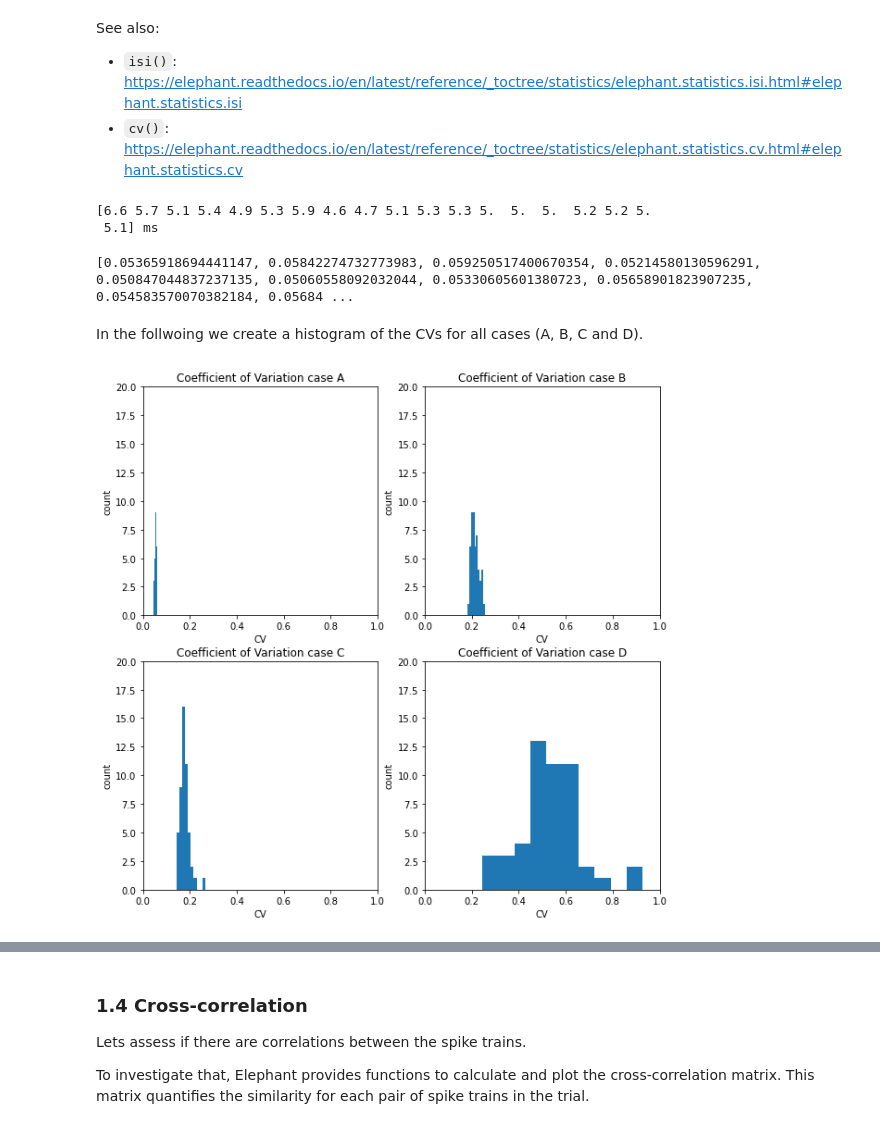
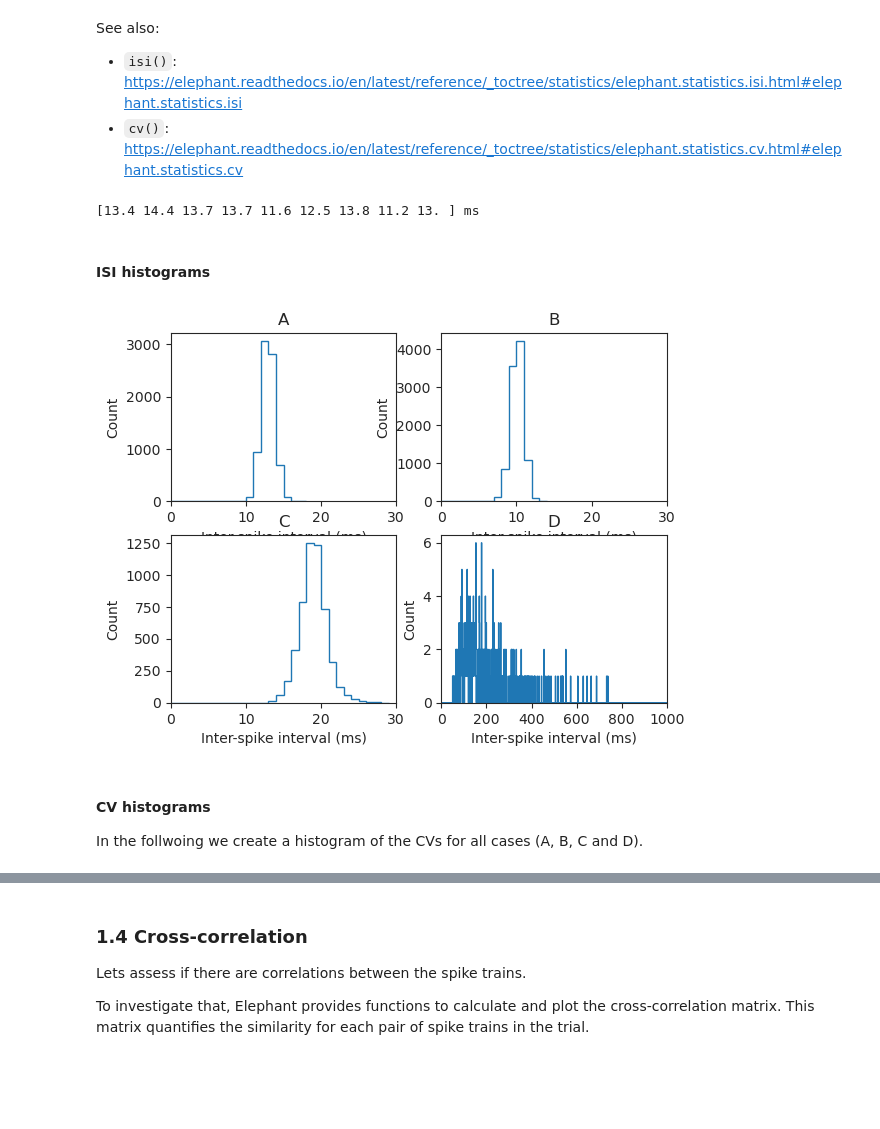
Before and after one commit to ruschh/nest_tutorials, a Jupyter notebook: Lascon9_NEST_Elephant.ipynb, the cells around one changed output, grey strips where cells are left out. Drawn from its saved outputs; the diff is of its cells as text; code cells hidden in the pictures; blank space fills up the shorter version.

```diff
--- a/Lascon9_NEST_Elephant.ipynb
+++ b/Lascon9_NEST_Elephant.ipynb
@@ -408,56 +217,23 @@ See also:
 - `cv()`: https://elephant.readthedocs.io/en/latest/reference/_toctree/statistics/elephant.statistics.cv.html#elephant.statistics.cv
 # %%
 from elephant.statistics import isi, cv
+
 # calculate inter-spike intervals for the first spike train
-print(isi(segment_A.spiketrains[0])[1:20])
+print(isi(spike_data['A'].spiketrains[0])[1:10])
 # %% [output]
-[6.6 5.7 5.1 5.4 4.9 5.3 5.9 4.6 4.7 5.1 5.3 5.3 5.  5.  5.  5.2 5.2 5.
- 5.1] ms
+[13.4 14.4 13.7 13.7 11.6 12.5 13.8 11.2 13. ] ms
-# %%
-# calculate the the coefficients of variation for all spiketrains in case A
-cv_list = [cv(isi(spiketrain)) for spiketrain in segment_A.spiketrains]
-print (cv_list[1:20])
-# %% [output]
-[0.05365918694441147, 0.05842274732773983, 0.059250517400670354, 0.05214580130596291, 0.050847044837237135, 0.05060558092032044, 0.05330605601380723, 0.05658901823907235, 0.054583570070382184, 0.05684 ...
+# %% [markdown]
+#### ISI histograms
+# %%
+from viziphant.statistics import plot_isi_histogram
+
+for idx, (case, trains) in enumerate(spike_data.items()):
+    ax = plt.subplot(2, 2, idx + 1)
+    plot_isi_histogram([trains.spiketrains], axes=ax, title=case, bin_size=1*pq.ms)
+    ax.set_xlim(0, 30 if idx < 3 else 1000)
+# %% [output]
+[figure, added]
 # %% [markdown]
+#### CV histograms
+
 In the follwoing we create a histogram of the CVs for all cases (A, B, C and D).
-# %%
-x_limits=(0,1)
-y_limits=(0,20)
-
-plt.subplot(2, 2, 1)
-plt.hist(cv_list)
-plt.xlim(x_limits)
-plt.ylim(y_limits)
-plt.xlabel('CV')
-plt.ylabel('count')
-plt.title("Coefficient of Variation case A")
-
-plt.subplot(2, 2, 2)
-plt.hist([cv(isi(spiketrain)) for spiketrain in segment_B.spiketrains])
-plt.xlim(x_limits)
-plt.ylim(y_limits)
-plt.xlabel('CV')
-plt.ylabel('count')
-plt.title("Coefficient of Variation case B")
-
-plt.subplot(2, 2, 3)
-plt.hist([cv(isi(spiketrain)) for spiketrain in segment_C.spiketrains])
-plt.xlim(x_limits)
-plt.ylim(y_limits)
-plt.xlabel('CV')
-plt.ylabel('count')
-plt.title("Coefficient of Variation case C")
-
-plt.subplot(2, 2, 4)
-plt.hist([cv(isi(spiketrain)) for spiketrain in segment_D.spiketrains])
-plt.xlim(x_limits)
-plt.ylim(y_limits)
-plt.xlabel('CV')
-plt.ylabel('count')
-plt.title("Coefficient of Variation case D")
-
-fig=gcf()
-fig.set_size_inches(10,10)
-# %% [output]
-[figure, removed]
```
Also changed, not shown: parts of 63 cells of this notebook, 1 other file.
